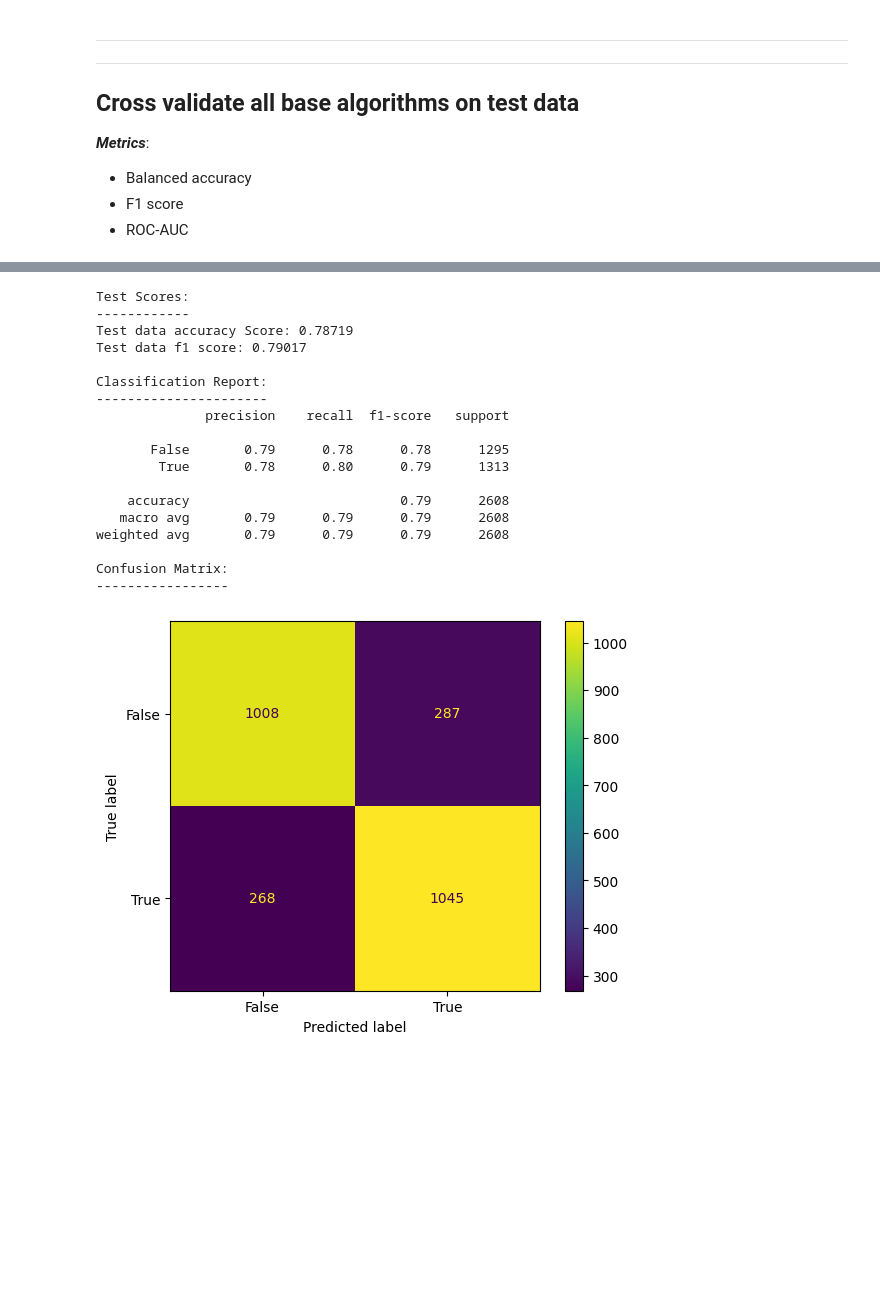
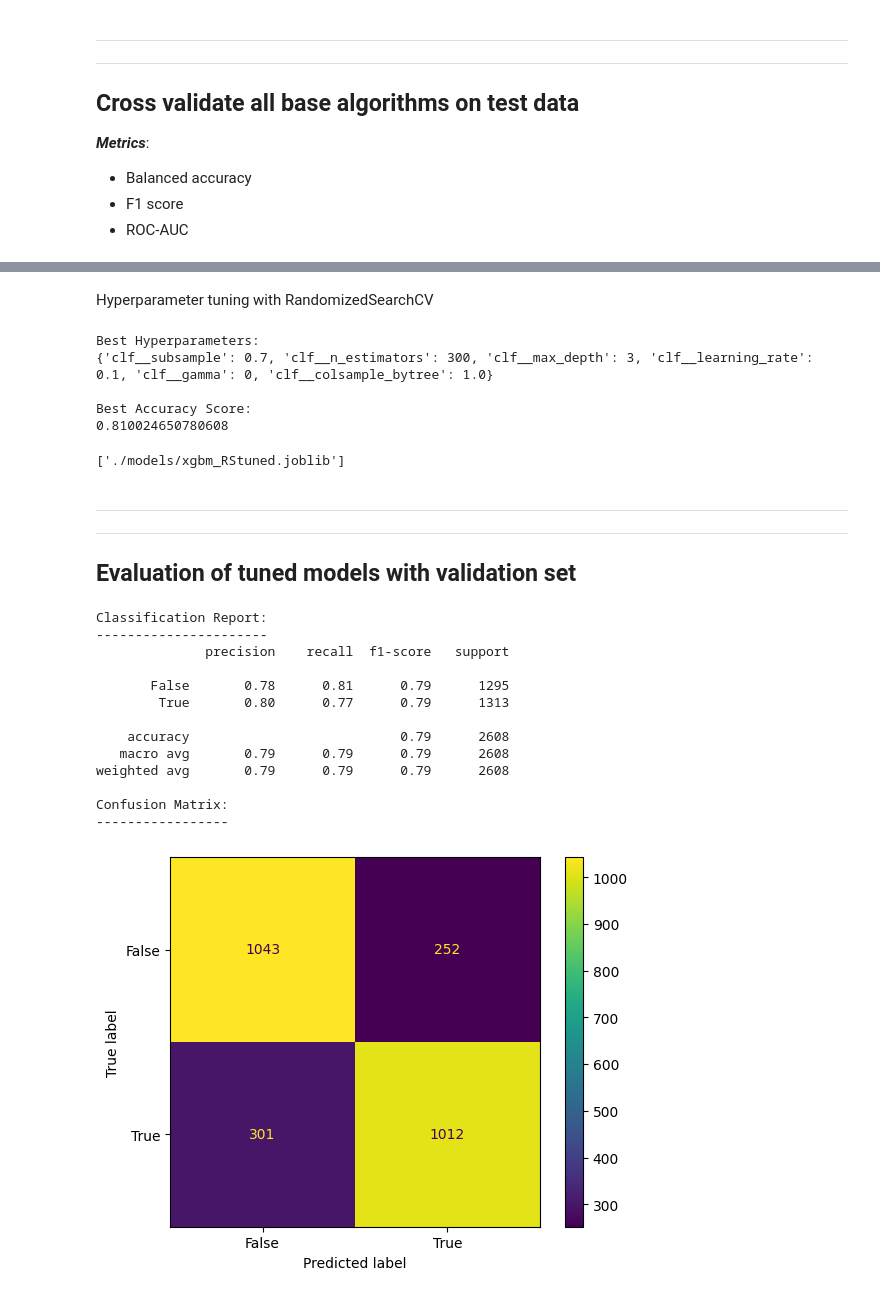
Before and after one commit to mailliwJ/spaceTitanic, a Jupyter notebook: V3.ipynb, the cells around one changed output, grey strips where cells are left out. Drawn from its saved outputs; the diff is of its cells as text; code cells hidden in the pictures; blank space fills up the shorter version.

```diff
--- a/V3.ipynb
+++ b/V3.ipynb
@@ -304,7 +309,7 @@ manipulator = ColumnTransformer(force_int_remainder_cols=False,
 pipe = Pipeline([
     ('process', preprocess),
     ('mainpulate', manipulator),
-    ('clf', base_algs['svc'])
+    ('clf', base_algs['lr'])
 ])
 # %%
 from sklearn.feature_selection import RFE
@@ -348,6 +360,7 @@ models = []
 balanced_accs = []
 f1_scores = []
 roc_auc_scores = []
+pipelines = {}
 
 for name, alg in base_algs.items():
     if name != 'catb':
@@ -356,6 +369,8 @@ for name, alg in base_algs.items():
             ('mainpulate', manipulator),
             ('clf', alg)
         ])
+
+        pipelines[name] = pipe
 
         balanced_acc, f1, roc_auc = cv_evaluate(pipe, X_train, y_train)
 
@@ -381,0 +541,18 @@ cross_val_df
+# %%
+params_grid_xgbm = {
+    'clf__max_depth': [3, 6, 10],
+    'clf__learning_rate': [0.1, 0.01, 0.001],
+    'clf__n_estimators': [100, 200, 300],
+    'clf__subsample': [0.6, 0.8, 1.0]
+}
+
+gs = GridSearchCV(estimator=pipelines['xgbm'], param_grid=params_grid_xgbm, cv=5, n_jobs=1, scoring='accuracy')
+gs.fit(X_train, y_train)
+
+xgbm_gs_tuned = gs.best_estimator_
+gs_best_estimators['xgbm'] = xgbm_gs_tuned
+gs_best_scores['xgbm'] = gs.best_score_
+
+print(f'Best Hyperparameters:\n{gs.best_params_}')
+print()
+print(f'Best Accuracy Score:\n{gs.best_score_}')
@@ -382,22 +565,58 @@ cross_val_df
+# %% [markdown]
+Hyperparameter tuning with RandomizedSearchCV
+# %%
+params_rand_xgbm = {
+    'clf__max_depth': [int(x) for x in range(3, 15, 2)],
+    'clf__learning_rate': [0.1, 0.01, 0.001, 0.0001],
+    'clf__n_estimators': [int(x) for x in range(50, 500, 50)],
+    'clf__subsample': [0.6, 0.7, 0.8, 0.9, 1.0],
+    'clf__colsample_bytree': [0.6, 0.8, 1.0],
+    'clf__gamma': [0, 0.1, 0.3, 0.5]
+}
+
+rs = RandomizedSearchCV(estimator=pipelines['xgbm'], param_distributions=params_rand_xgbm, n_iter=100, cv=5, n_jobs=-1, scoring='accuracy', random_state=42)
+rs.fit(X_train, y_train)
+
+xgbm_rs_tuned = rs.best_estimator_
+rs_best_estimators['xgbm'] = xgbm_rs_tuned
+rs_best_scores['xgbm'] = rs.best_score_
+
+print(f'Best Hyperparameters:\n{rs.best_params_}')
+print()
+print(f'Best Accuracy Score:\n{rs.best_score_}')
+# %% [output]
+Best Hyperparameters:
+{'clf__subsample': 0.7, 'clf__n_estimators': 300, 'clf__max_depth': 3, 'clf__learning_rate': 0.1, 'clf__gamma': 0, 'clf__colsample_bytree': 1.0}
+
+Best Accuracy Score:
+0.810024650780608
+# %%
+dump(gs_best_estimators['rf'], './models/rf_tuned.joblib')
+dump(rs_best_estimators['rf'], './models/rf_RStuned.joblib')
+dump(gs_best_estimators['lgbm'], './models/lgbm_tuned.joblib')
+dump(rs_best_estimators['LGBM'], './models/lgbm_RStuned.joblib')
+dump(gs_best_estimators['xgbm'], './models/xgbm_tuned.joblib')
+dump(rs_best_estimators['xgbm'], './models/xgbm_RStuned.joblib')
+# %% [output]
+['./models/xgbm_RStuned.joblib']
+# %% [markdown]
+---
+---
+## Evaluation of tuned models with validation set
 # %%
-fit_test_evaluate(pipe, X_train, y_train, X_val, y_val, get_report=True, get_confusion=True)
+fit_test_evaluate(gs_best_estimators['rf'], X_train, y_train, X_val, y_val, class_report=True, confusion_mat=True)
 # %% [output]
-Test Scores:
-------------
-Test data accuracy Score: 0.78719
-Test data f1 score: 0.79017
-
 Classification Report:
 ----------------------
               precision    recall  f1-score   support
 
-       False       0.79      0.78      0.78      1295
-        True       0.78      0.80      0.79      1313
+       False       0.78      0.81      0.79      1295
+        True       0.80      0.77      0.79      1313
 
     accuracy                           0.79      2608
    macro avg       0.79      0.79      0.79      2608
 weighted avg       0.79      0.79      0.79      2608
 
 Confusion Matrix:
 -----------------
-[figure, old version]
+[figure, new version]
```
Also changed, not shown: parts of 20 cells of this notebook.
